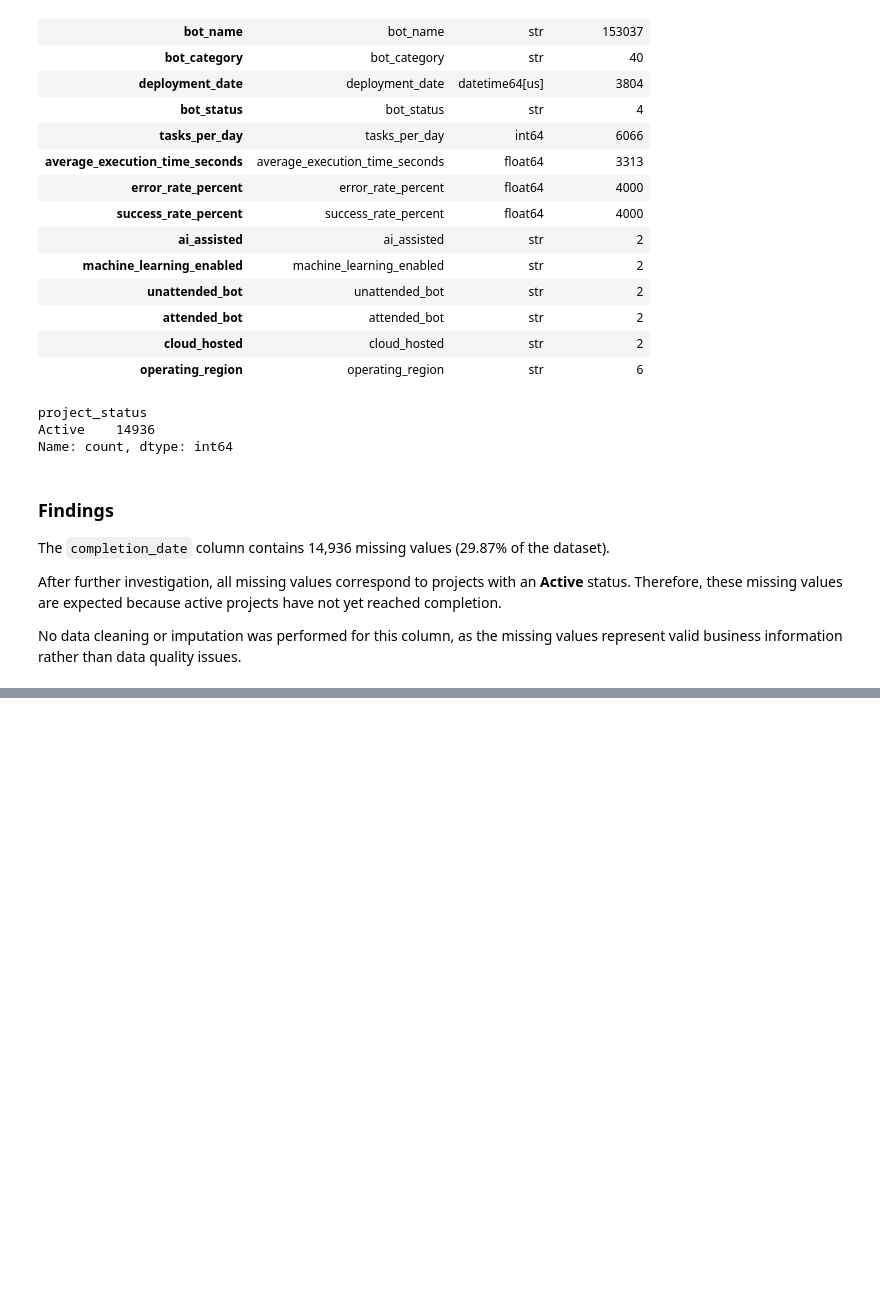
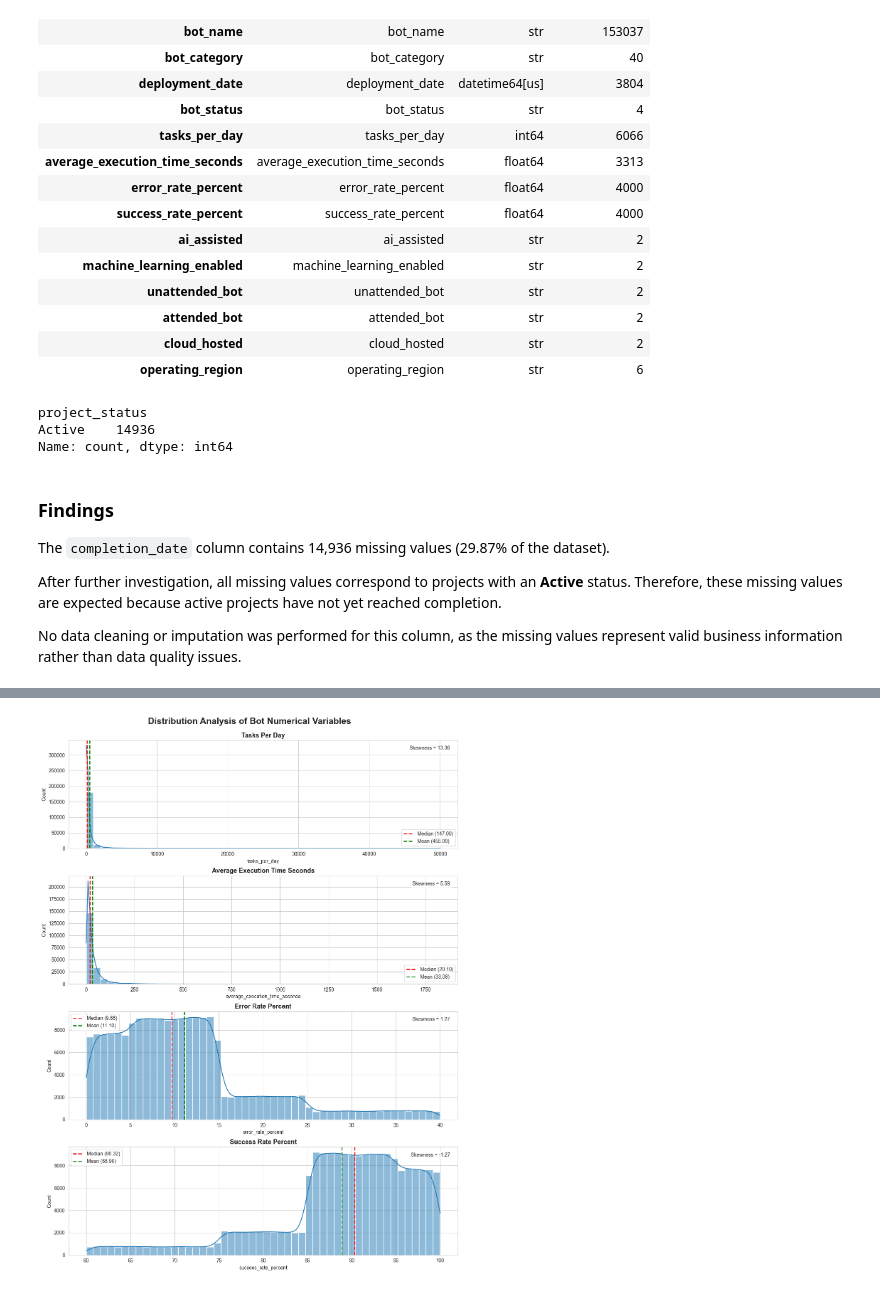
Before and after one commit to fathirrizkifadillah/Worldwide-Robotic-Process-Automation-Database-2026, a Jupyter notebook: main.ipynb, the cells around one changed output, grey strips where cells are left out. Drawn from its saved outputs; the diff is of its cells as text; code cells hidden in the pictures; blank space fills up the shorter version.

Commit message:
Upgrade Data Quality check

```diff
--- a/main.ipynb
+++ b/main.ipynb
@@ -751,0 +792,99 @@ Error:
+# %%
+target_columns = [
+    'tasks_per_day',
+    'average_execution_time_seconds',
+    'error_rate_percent',
+    'success_rate_percent'
+]
+
+fig, axes = plt.subplots(
+    nrows=4,
+    ncols=1,
+    figsize=(12, 16)
+)
+
+axes = axes.flatten()
+
+for ax, col in zip(axes, target_columns):
+
+    mean_val = software[col].mean()
+    median_val = software[col].median()
+    skew_val = skew(software[col].dropna())
+
+    sns.histplot(
+        data=software,
+        x=col,
+        bins=50,
+        kde=True,
+        ax=ax
+    )
+
+    ax.axvline(
+        median_val,
+        color='red',
+        linestyle='--',
+        linewidth=2,
+        label=f'Median ({median_val:.2f})'
+    )
+
+    ax.axvline(
+        mean_val,
+        color='green',
+        linestyle='--',
+        linewidth=2,
+        label=f'Mean ({mean_val:.2f})'
+    )
+
+    ax.set_title(
+        f'{col.replace("_", " ").title()}',
+        fontsize=13,
+        fontweight='bold'
+    )
+
+    ax.set_xlabel(col)
+    ax.set_ylabel('Count')
+
+    ax.text(
+        0.98,
+        0.95,
+        f'Skewness = {skew_val:.2f}',
+        transform=ax.transAxes,
+        ha='right',
+        va='top',
+        fontsize=10,
+        bbox=dict(
+            boxstyle='round',
+            facecolor='white',
+            alpha=0.8
+        )
+    )
+
+    ax.legend()
+
+plt.tight_layout()
+
+fig.suptitle(
+    'Distribution Analysis of Bot Numerical Variables',
+    fontsize=18,
+    fontweight='bold'
+)
+
+fig.subplots_adjust(top=0.94)
+
+os.makedirs('img', exist_ok=True)
+
+filepath = os.path.join(
+    'img',
+    'Distribution Analysis of Bot Numerical Variables.png'
+)
+
+plt.savefig(
+    filepath,
+    dpi=300,
+    bbox_inches='tight',
+    facecolor='white'
+)
+
+plt.show()
+# %% [output]
+[figure, added]
```
Also changed, not shown: parts of 2 cells of this notebook, 3 other files.
